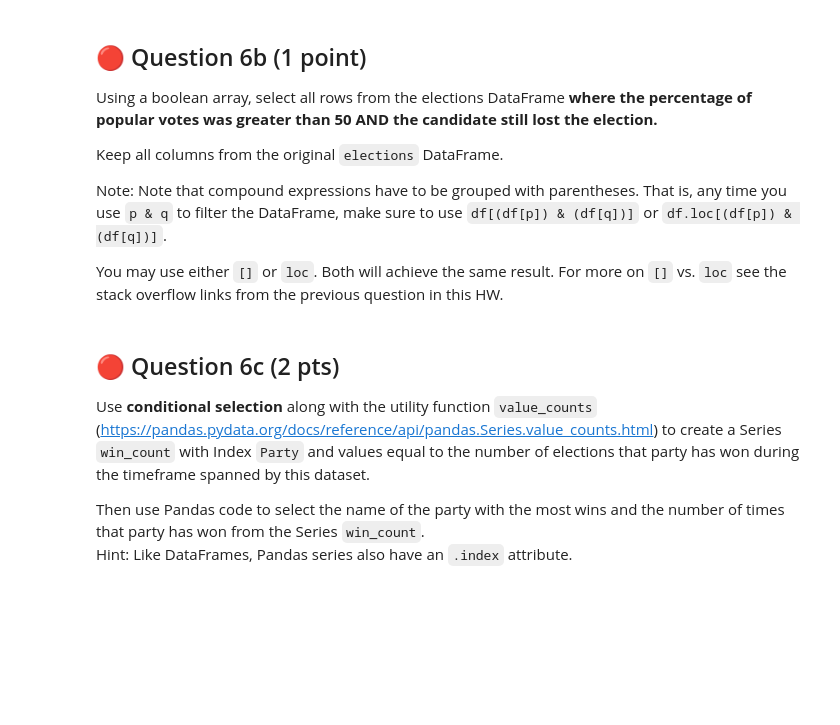
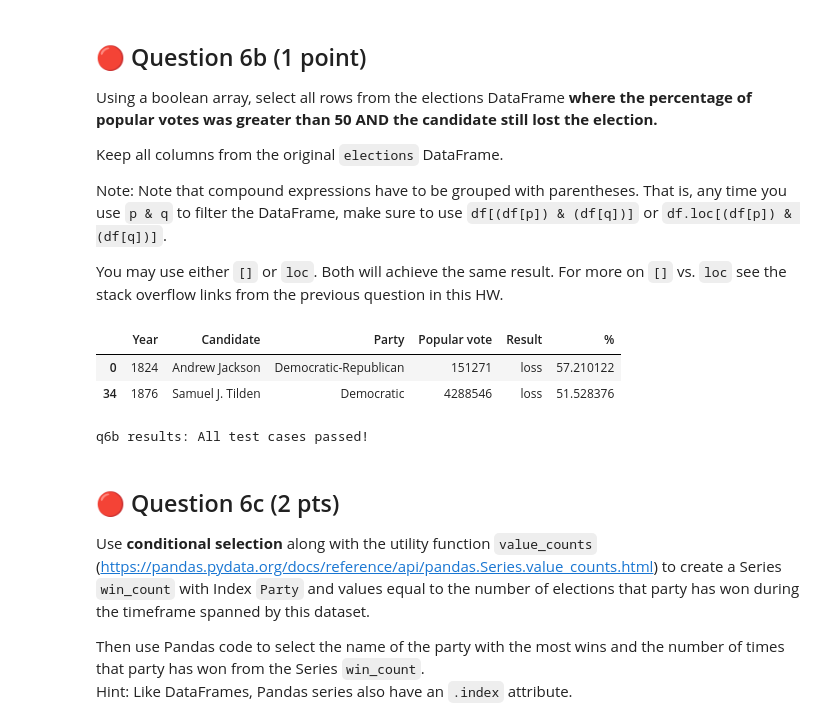
Before and after one commit to csci3022/fa26-student, a Jupyter notebook: hw/hw01/hw01.ipynb, the cells around one changed output. Saved outputs shown, nothing was run; the diff lists cells and outputs as text; code cells hidden in the pictures; blank space fills up the shorter version.

```diff
--- a/hw/hw01/hw01.ipynb
+++ b/hw/hw01/hw01.ipynb
@@ -1650,5 +1745,9 @@ Note: Note that compound expressions have to be grouped with parentheses. That i
 
 You may use either `[]` or `loc`. Both will achieve the same result. For more on `[]` vs. `loc` see the stack overflow links from the previous question in this HW.
 # %%
-result = ...
+result = elections[(elections['%'] > 50) & (elections['Result'] == "loss")]
 result
+# %% [output]
+|  | Year | Candidate | Party | Popular vote | Result | % |
+| 0 | 1824 | Andrew Jackson | Democratic-Republican | 151271 | loss | 57.210122 |
+| 34 | 1876 | Samuel J. Tilden | Democratic | 4288546 | loss | 51.528376 |
@@ -1657,3 +1754,7 @@ grader.check("q6b")
+# %%
+grader.check("q6b")
+# %% [output]
+q6b results: All test cases passed!
 # %% [markdown]
 ## 🔴 Question 6c (2 pts)
 
```
Also changed, not shown: parts of 82 cells of this notebook, 4 other files.
